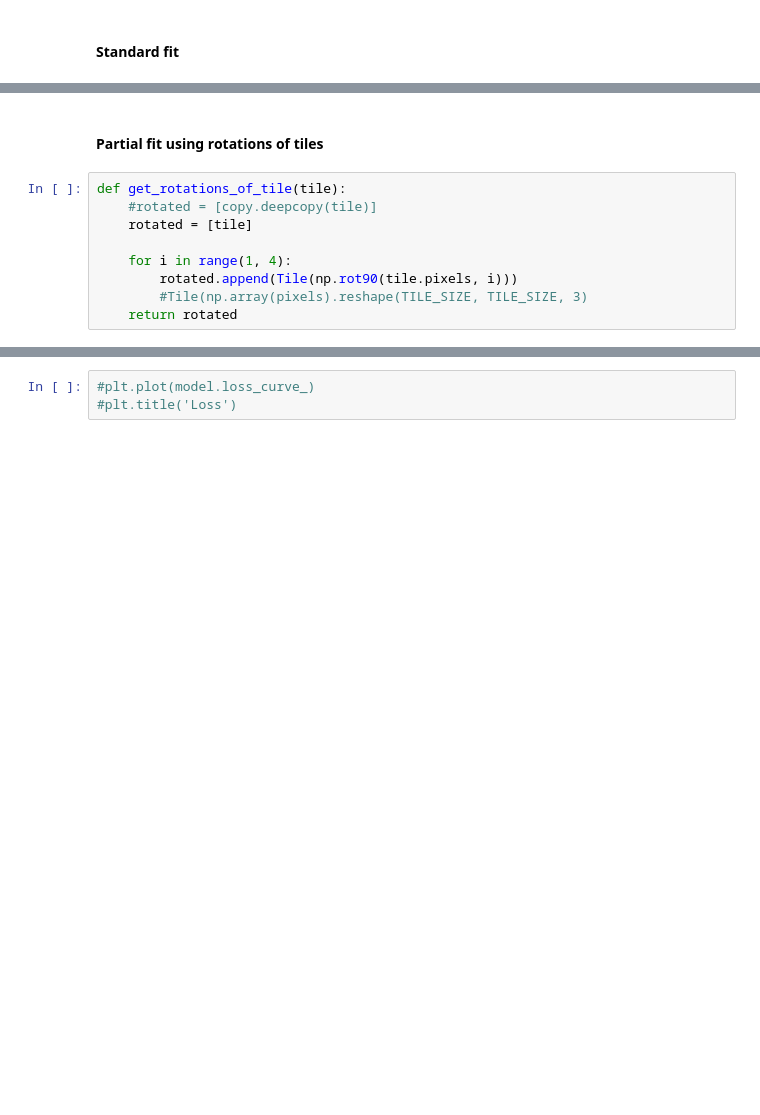
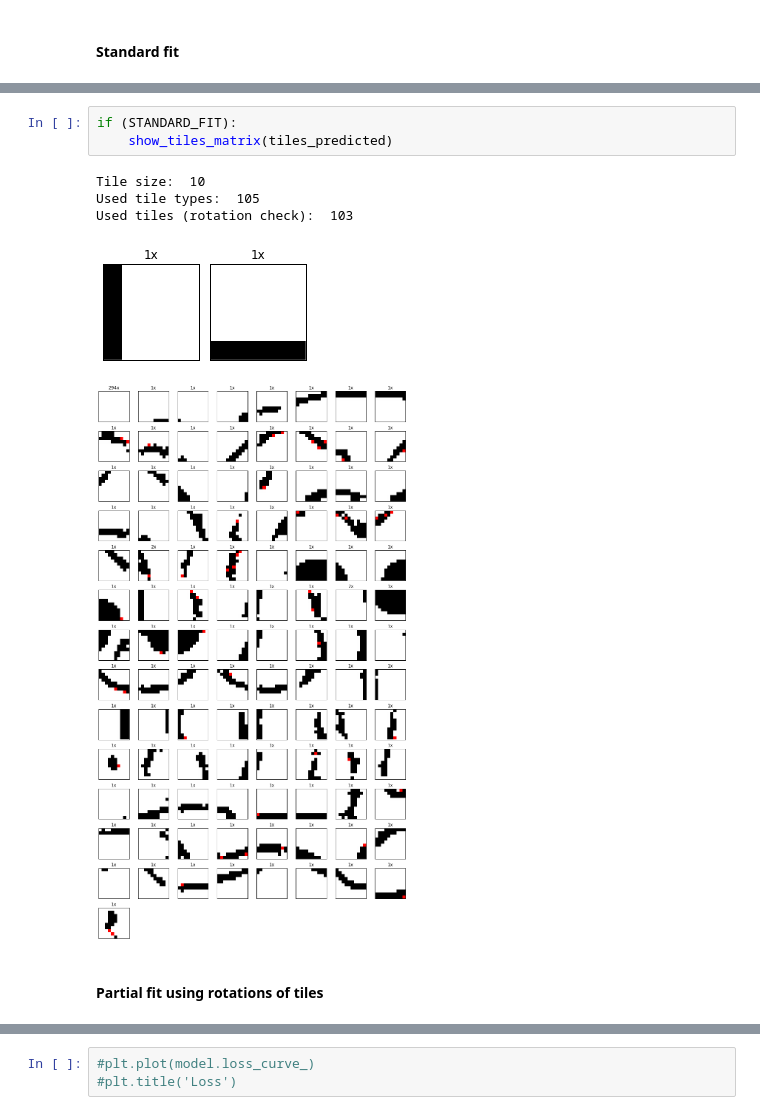
Before and after one commit to Honkl/MFF-NAIL060, a Jupyter notebook: 02/Tiles.ipynb, the cells around one changed output, grey strips where cells are left out. Drawn from its saved outputs; the diff is of its cells as text; blank space fills up the shorter version.

Commit message:
Rotations added
- rotations
- code improved and refactored

```diff
--- a/02/Tiles.ipynb
+++ b/02/Tiles.ipynb
@@ -171,13 +235,13 @@ Model score (train data):  0.9889333333333333
 Iterations:  2000
 [figure]
+# %%
+if (STANDARD_FIT):
+    show_tiles_matrix(tiles_predicted)
+# %% [output]
+Tile size:  10
+Used tile types:  105
+Used tiles (rotation check):  103
+[figure, added]
+[figure, added]
 # %% [markdown]
 #### Partial fit using rotations of tiles
-# %%
-def get_rotations_of_tile(tile):
-    #rotated = [copy.deepcopy(tile)]
-    rotated = [tile]
-
-    for i in range(1, 4):
-        rotated.append(Tile(np.rot90(tile.pixels, i)))
-        #Tile(np.array(pixels).reshape(TILE_SIZE, TILE_SIZE, 3)
-    return rotated
```
Also changed, not shown: parts of 10 cells of this notebook.
